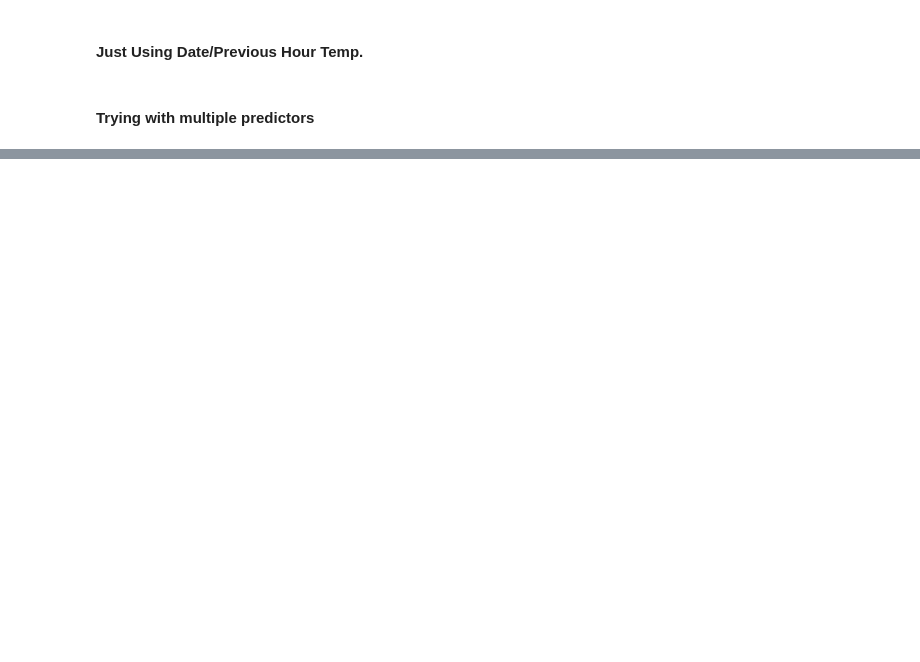
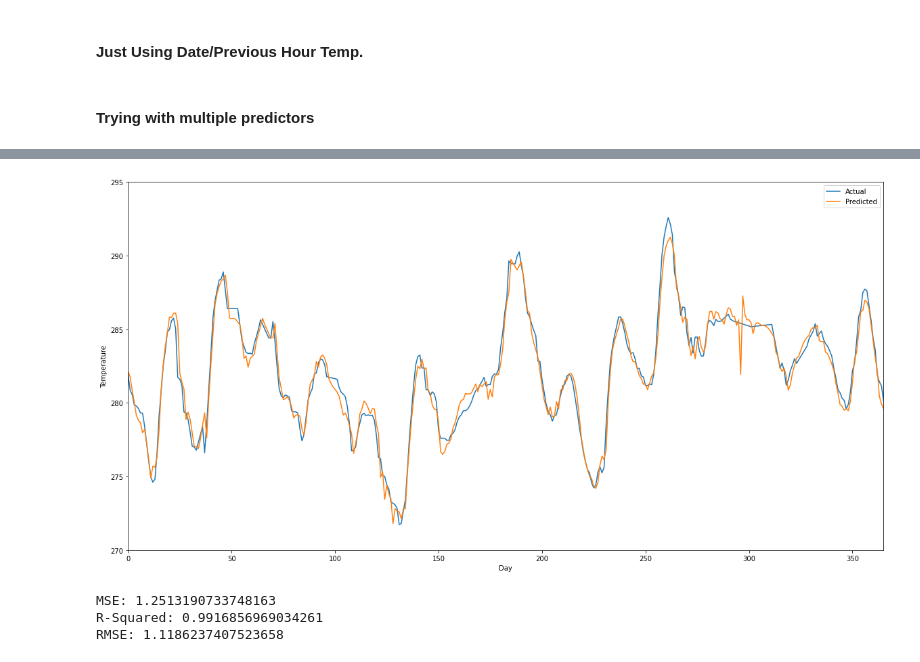
Before and after one commit to McGill-MMA-EnterpriseAnalytics/Cloud-Computations, a Jupyter notebook: RNN.ipynb, the cells around one changed output, grey strips where cells are left out. Drawn from its saved outputs; the diff is of its cells as text; code cells hidden in the pictures; blank space fills up the shorter version.

Commit message:
RNN Important Features
Used important features in RNN test.

```diff
--- a/RNN.ipynb
+++ b/RNN.ipynb
@@ -304,0 +188,10 @@ y = df['Temperature']
+# %%
+model = keras.models.Sequential()
+
+model.add(keras.layers.LSTM(units = 50, return_sequences = True, input_shape = X_train.shape[1:]))
+model.add(keras.layers.LSTM(units = 50))
+model.add(keras.layers.Dense(1))
+
+model.compile(optimizer='adam', loss='mse')
+# %%
+history = model.fit(X_train, y_train, epochs=3)
@@ -304,0 +206,28 @@ y = df['Temperature']
+# %%
+X_test, y_test = split_multiple(test_std, 10, target_test_std)
+# %%
+y_pred = model.predict(X_test)
+
+y_pred_inv = sc2.inverse_transform(y_pred)
+y_test_inv = sc2.inverse_transform(y_test)
+# %%
+from matplotlib import pyplot as plt
+plt.figure(figsize = (20, 10))
+plt.plot(y_test_inv, label = 'Actual')
+plt.plot(y_pred_inv, label = 'Predicted')
+plt.ylabel('Temperature')
+plt.xlabel('Day')
+plt.xlim([0, 365])
+plt.ylim([270, 295])
+plt.legend()
+plt.show()
+# %% [output]
+[figure, added]
+# %%
+print('MSE:', mean_squared_error(y_test_inv, y_pred_inv))
+print('R-Squared:', r2_score(y_test_inv, y_pred_inv))
+print('RMSE:', math.sqrt(mean_squared_error(y_test_inv, y_pred_inv)))
+# %% [output]
+MSE: 1.2513190733748163
+R-Squared: 0.9916856969034261
+RMSE: 1.1186237407523658
```
Also changed, not shown: parts of 21 cells of this notebook, 1 other file.
